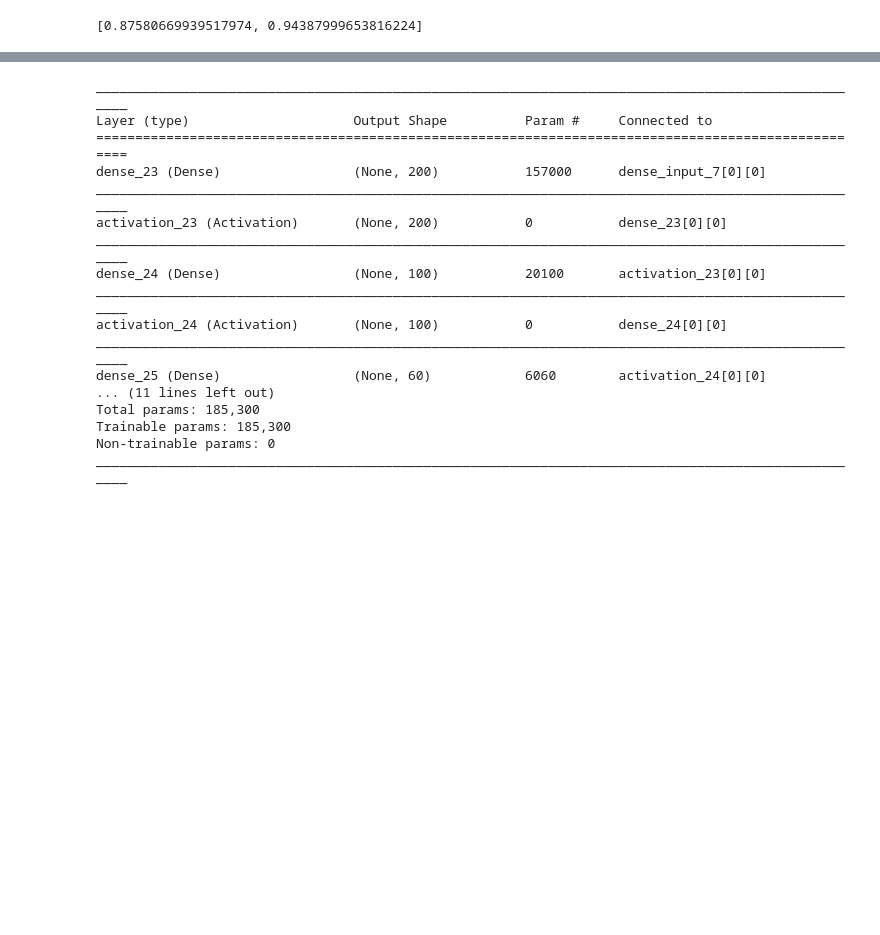
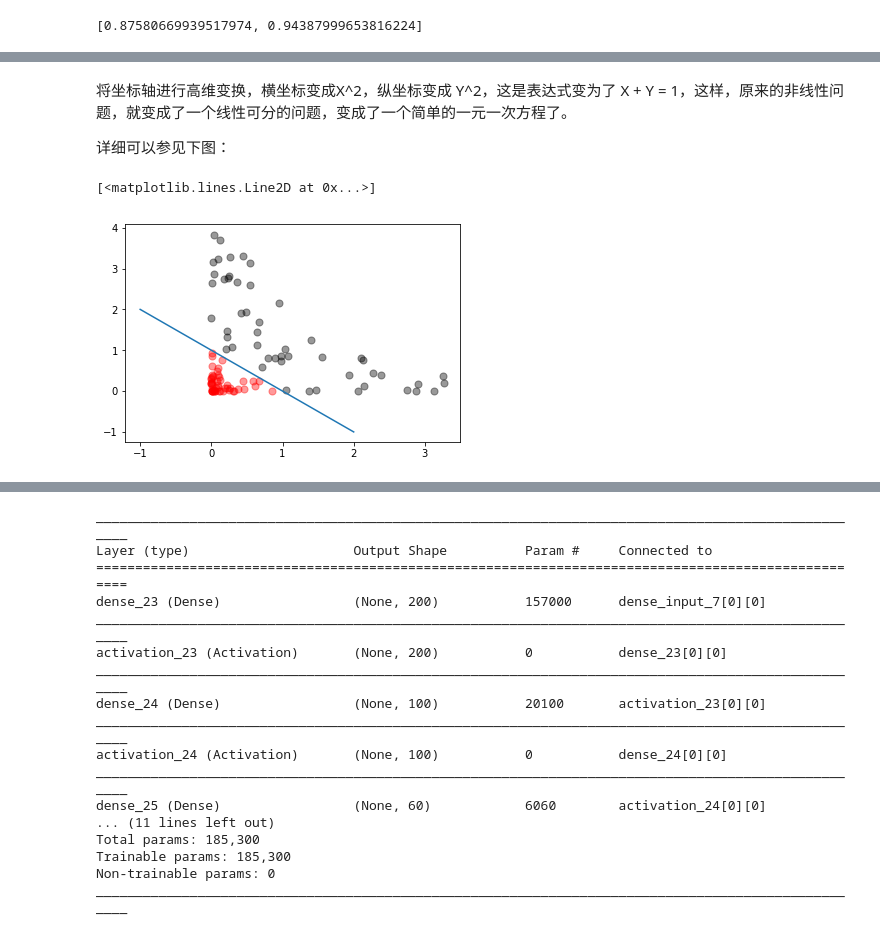
Before and after one commit to shikanon/MyPresentations, a Jupyter notebook: DeepLearning/LearnOfDeepLearning.ipynb, the cells around one changed output, grey strips where cells are left out. Saved outputs shown, nothing was run; the diff lists cells and outputs as text; code cells hidden in the pictures; blank space fills up the shorter version.

```diff
--- a/DeepLearning/LearnOfDeepLearning.ipynb
+++ b/DeepLearning/LearnOfDeepLearning.ipynb
@@ -308,0 +272,23 @@ Adam 也是基于梯度下降的方法，但是每次迭代参数的学习步长
+# %% [markdown]
+
+将坐标轴进行高维变换，横坐标变成X^2，纵坐标变成 Y^2，这是表达式变为了 X + Y = 1，这样，原来的非线性问题，就变成了一个线性可分的问题，变成了一个简单的一元一次方程了。
+
+详细可以参见下图：
+# %%
+fig2 = plt.figure(1)
+#令新的横坐标变成x^2,纵坐标变成 Y^2
+x_4 = x_1**2
+y_4 = y_1**2
+x_5 = x_2**2
+y_5 = y_2**2
+
+# 这样就可以构建一个一元线性方程进行拟合
+x_6 = np.linspace(-1,2,50)
+y_6 = 1 - x_6
+
+scatter(x_4,y_4,c='red',s=50,alpha=0.4,marker='o')
+scatter(x_5,y_5,c='black',s=50,alpha=0.4,marker='o')
+plot(x_6,y_6)
+# %% [output]
+[<matplotlib.lines.Line2D at 0x...>]
+[figure, added]
```
Also changed, not shown: parts of 27 cells of this notebook, 10 other files.
